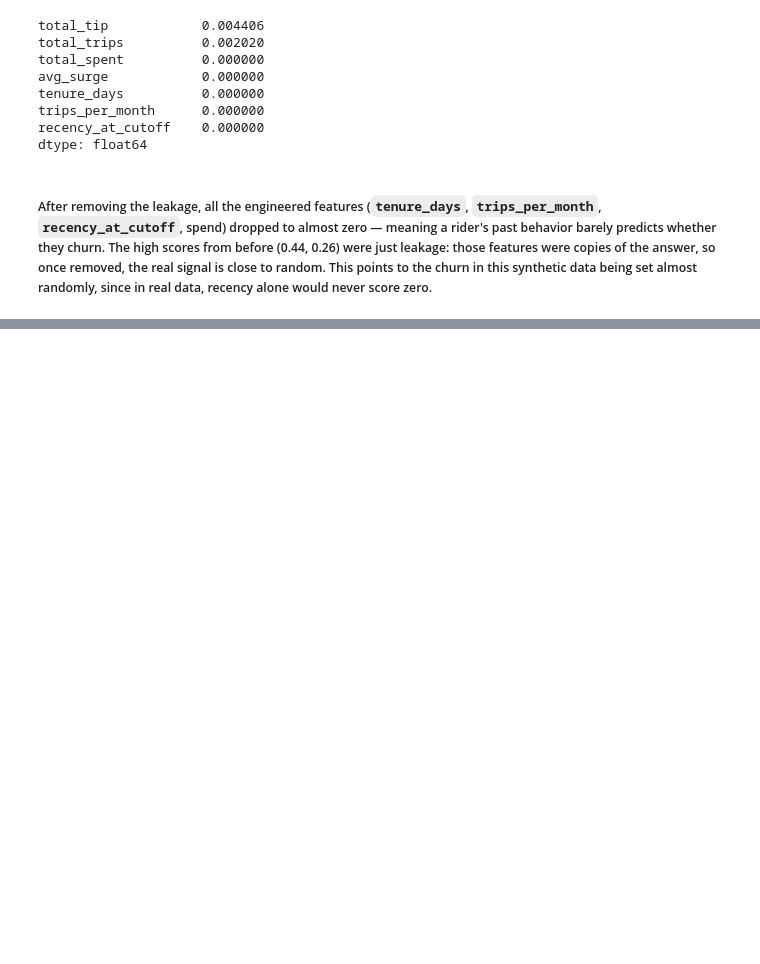
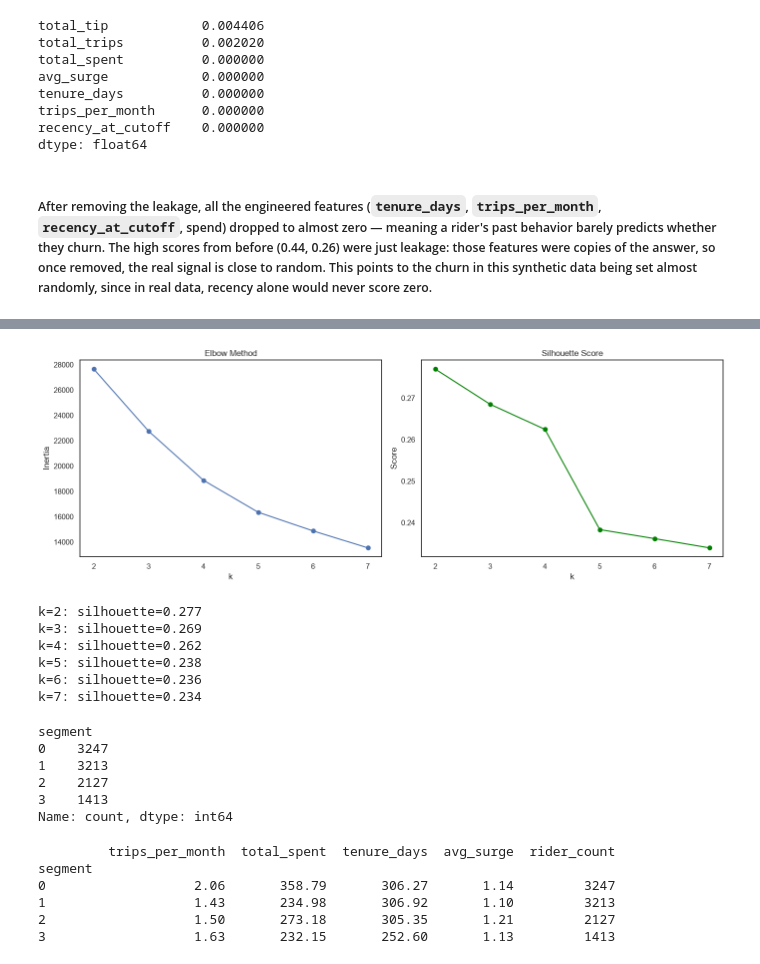
Before and after one commit to Opeyemi-io/Ridewise-Project, a Jupyter notebook: notebook/eda.ipynb, the cells around one changed output, grey strips where cells are left out. Drawn from its saved outputs; the diff is of its cells as text; code cells hidden in the pictures; blank space fills up the shorter version.

```diff
--- a/notebook/eda.ipynb
+++ b/notebook/eda.ipynb
@@ -1263,0 +1308,48 @@ print(master.columns.tolist())
+# %%
+from sklearn.preprocessing import StandardScaler
+
+# behavioral features for segmentation (a spread, avoiding the redundant volume trio)
+# # multicollinearity is a problem for clustering, so we avoid the highly correlated volume trio (total_trips, total_spent, total_tip)
+seg_features = ['trips_per_month', 'total_spent', 'tenure_days', 'avg_surge']
+
+X_seg = master[seg_features].fillna(0)
+
+# scale so all features are on the same footing
+scaler = StandardScaler()
+X_scaled = scaler.fit_transform(X_seg)
+# %%
+from sklearn.cluster import KMeans # the clustering algorithm
+from sklearn.metrics import silhouette_score # the score that measures cluster quality
+import matplotlib.pyplot as plt
+
+inertias = [] # how tightly the clusters are (for elbow method)
+silhouettes = [] # how well-separated the clusters are (for silhouette score)
+k_range = range(2, 8) #why 2-7? because silhouette score is undefined for k=1,
+#and we don't want to go too high for interpretability
+#why we need k_range? because we want to test multiple k values to find the best one
+
+for k in k_range:
+    km = KMeans(n_clusters=k, random_state=42, n_init=10)
+    labels = km.fit_predict(X_scaled)
+    inertias.append(km.inertia_)                          # for elbow method
+    silhouettes.append(silhouette_score(X_scaled, labels))  # cluster quality
+
+# plot both
+fig, axes = plt.subplots(1, 2, figsize=(14, 5))
+axes[0].plot(list(k_range), inertias, marker='o')
+axes[0].set_title('Elbow Method'); axes[0].set_xlabel('k'); axes[0].set_ylabel('Inertia')
+axes[1].plot(list(k_range), silhouettes, marker='o', color='green')
+axes[1].set_title('Silhouette Score'); axes[1].set_xlabel('k'); axes[1].set_ylabel('Score')
+plt.tight_layout()
+plt.show()
+
+for k, s in zip(k_range, silhouettes):
+    print(f"k={k}: silhouette={s:.3f}")
+# %% [output]
+[figure, added]
+k=2: silhouette=0.277
+k=3: silhouette=0.269
+k=4: silhouette=0.262
+k=5: silhouette=0.238
+k=6: silhouette=0.236
+k=7: silhouette=0.234
@@ -1263,0 +1366,21 @@ print(master.columns.tolist())
+# %%
+print(master['segment'].value_counts())
+# %% [output]
+segment
+0    3247
+1    3213
+2    2127
+3    1413
+Name: count, dtype: int64
+# %%
+# average behaviour per segment
+profile = master.groupby('segment')[seg_features].mean().round(2)
+profile['rider_count'] = master['segment'].value_counts().sort_index()
+print(profile)
+# %% [output]
+         trips_per_month  total_spent  tenure_days  avg_surge  rider_count
+segment
+0                   2.06       358.79       306.27       1.14         3247
+1                   1.43       234.98       306.92       1.10         3213
+2                   1.50       273.18       305.35       1.21         2127
+3                   1.63       232.15       252.60       1.13         1413
```
Also changed, not shown: parts of 12 cells of this notebook.
